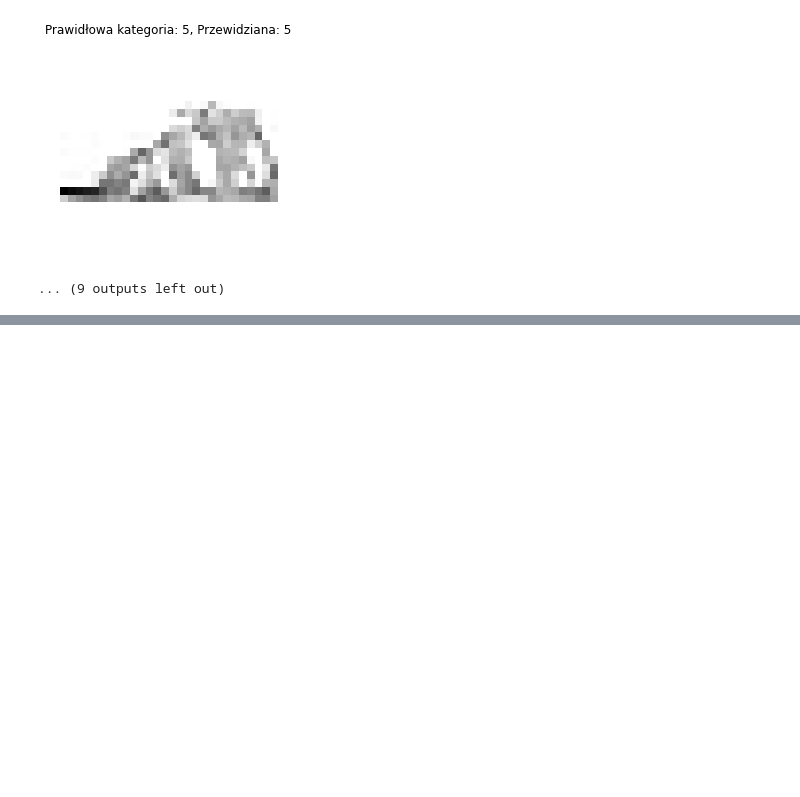
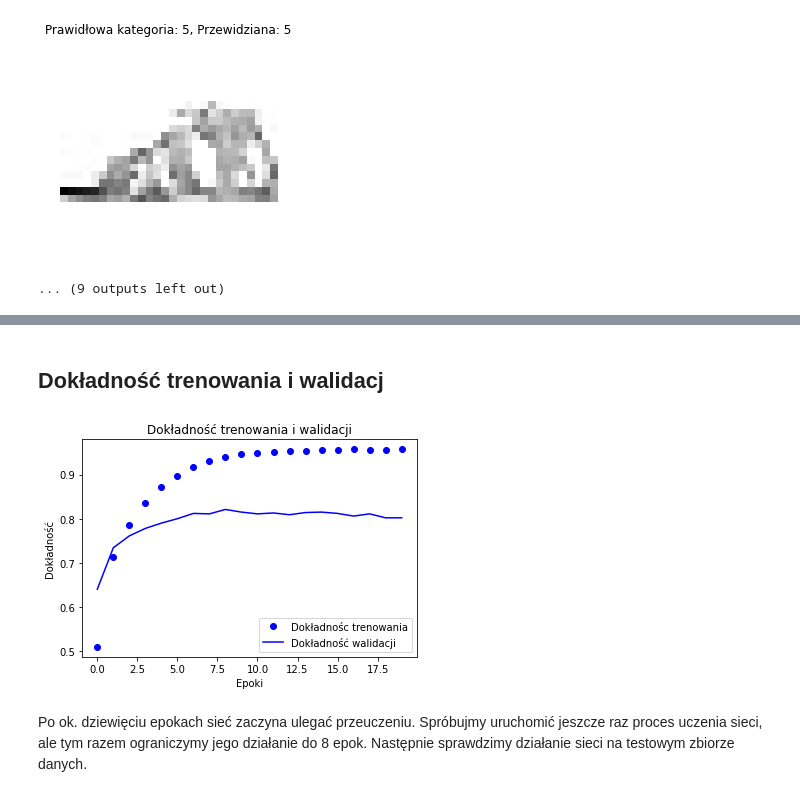
Before and after one commit to dawbit/-S2-SEM1-ZBP, a Jupyter notebook: Keras.ipynb, the cells around one changed output, grey strips where cells are left out. Cells and saved outputs as stored; diff of their text form; code cells hidden in the pictures; blank space fills up the shorter version.

```diff
--- a/Keras.ipynb
+++ b/Keras.ipynb
@@ -217,0 +254,7 @@ for i in range(20):
+# %%
+x_train = vectorize_sequences(train_data) # zbiór treningowy w postaci wektora
+x_test = vectorize_sequences(test_data) # zbiór testowy w postaci wektora
+
+# Konwertuje wektor klasy (liczby całkowite) na binarną macierz klas.
+one_hot_train_labels = to_categorical(train_labels)
+one_hot_test_labels = to_categorical(test_labels)
@@ -217,0 +343,20 @@ for i in range(20):
+# %% [markdown]
+## Dokładność trenowania i walidacj
+# %%
+plt.clf()
+
+model.compile(loss="categorical_crossentropy",
+              metrics=["accuracy"])
+
+plt.plot(history.history['accuracy'], 'bo')
+plt.plot(history.history['val_accuracy'], 'b')
+plt.title('Dokładność trenowania i walidacji')
+plt.ylabel('Dokładność')
+plt.xlabel('Epoki')
+plt.legend(['Dokładnośc trenowania', 'Dokładność walidacji'], loc='lower right')
+
+plt.show()
+# %% [output]
+[figure, added]
+# %% [markdown]
+Po ok. dziewięciu epokach sieć zaczyna ulegać przeuczeniu. Spróbujmy uruchomić jeszcze raz proces uczenia sieci, ale tym razem ograniczymy jego działanie do 8 epok. Następnie sprawdzimy działanie sieci na testowym zbiorze danych.
```
Also changed, not shown: parts of 56 cells of this notebook.
